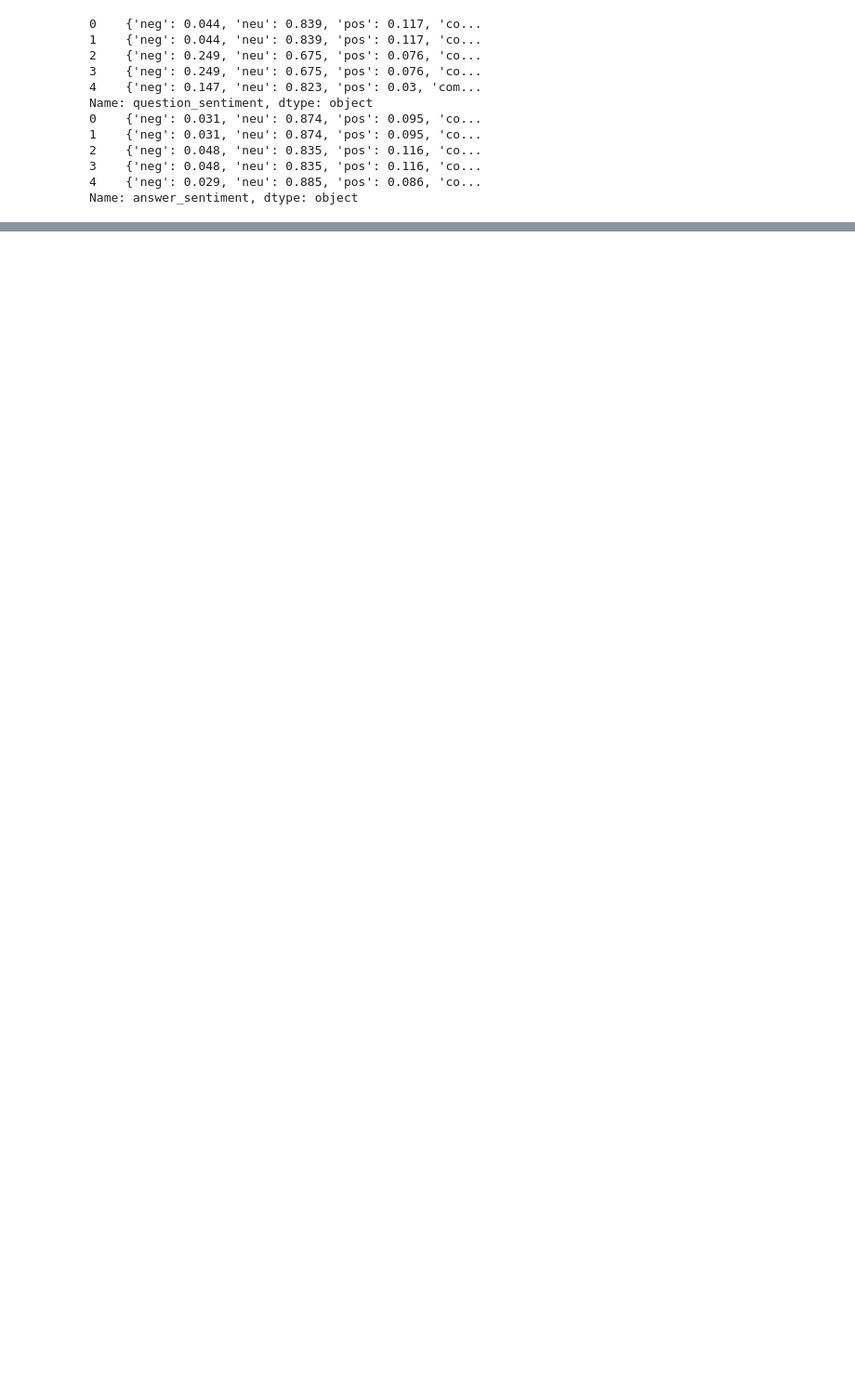
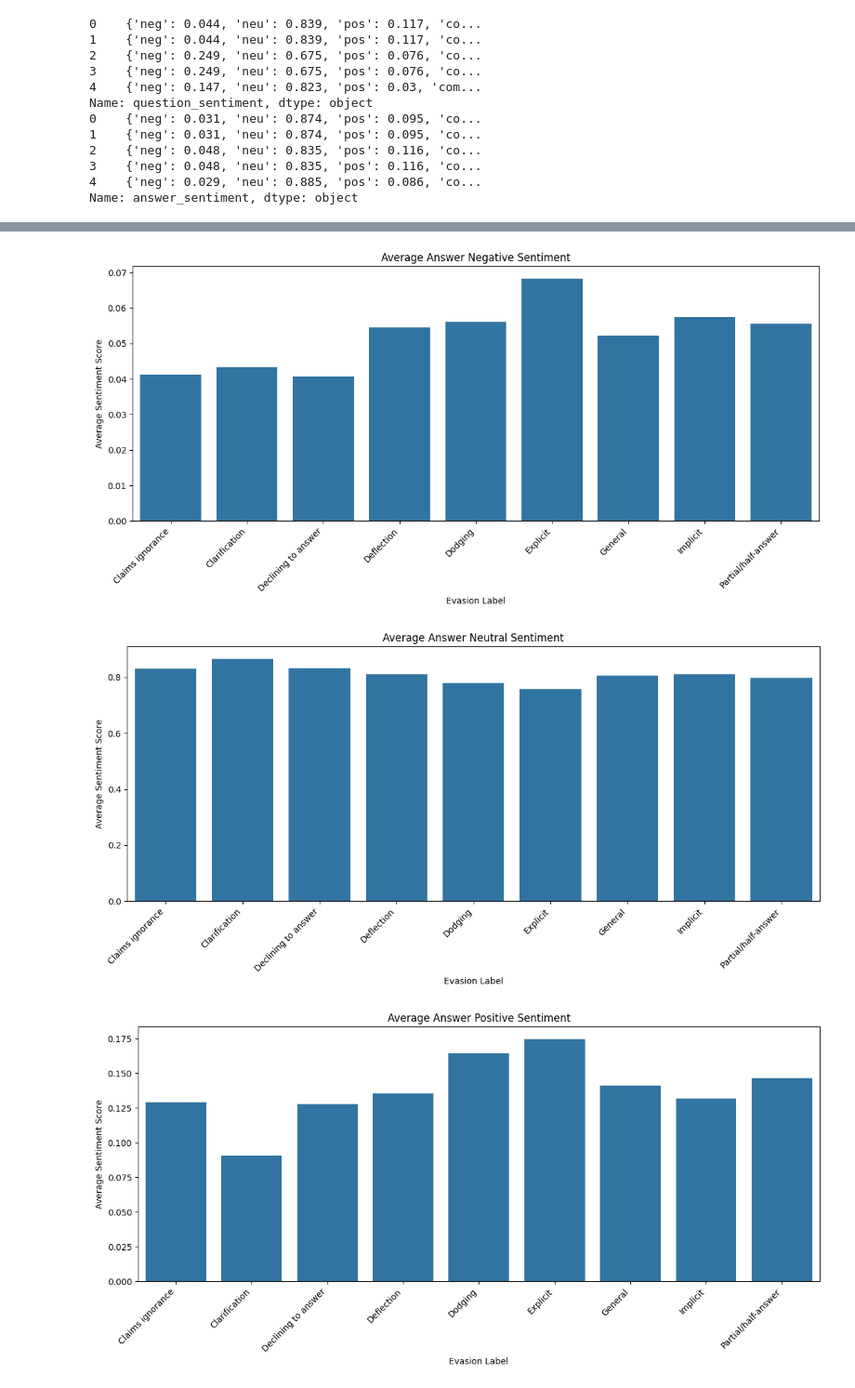
Before and after one commit to henriquegalva0/clarify-data-augmentation, a Jupyter notebook: dataset_mapping.ipynb, the cells around one changed output, grey strips where cells are left out. Shown at 93% size. Cells and saved outputs as stored; diff of their text form; code cells hidden in the pictures; blank space fills up the shorter version.

```diff
--- a/dataset_mapping.ipynb
+++ b/dataset_mapping.ipynb
@@ -155,0 +235,21 @@ Name: answer_sentiment, dtype: object
+# %%
+import matplotlib.pyplot as plt
+import seaborn as sns
+
+# Plotting average answer sentiment scores per evasion label
+sentiment_scores = ['answer_neg', 'answer_neu', 'answer_pos', 'answer_compound']
+titles = ['Average Answer Negative Sentiment', 'Average Answer Neutral Sentiment', 'Average Answer Positive Sentiment', 'Average Answer Compound Sentiment']
+
+for i, score in enumerate(sentiment_scores):
+    plt.figure(figsize=(12, 6))
+    sns.barplot(x=avg_sentiment_by_evasion.index, y=avg_sentiment_by_evasion[score])
+    plt.title(titles[i])
+    plt.xlabel('Evasion Label')
+    plt.ylabel('Average Sentiment Score')
+    plt.xticks(rotation=45, ha='right')
+    plt.tight_layout()
+    plt.show()
+# %% [output]
+[figure, added]
+[figure, added]
+[figure, added]
```
Also changed, not shown: parts of 16 cells of this notebook.
